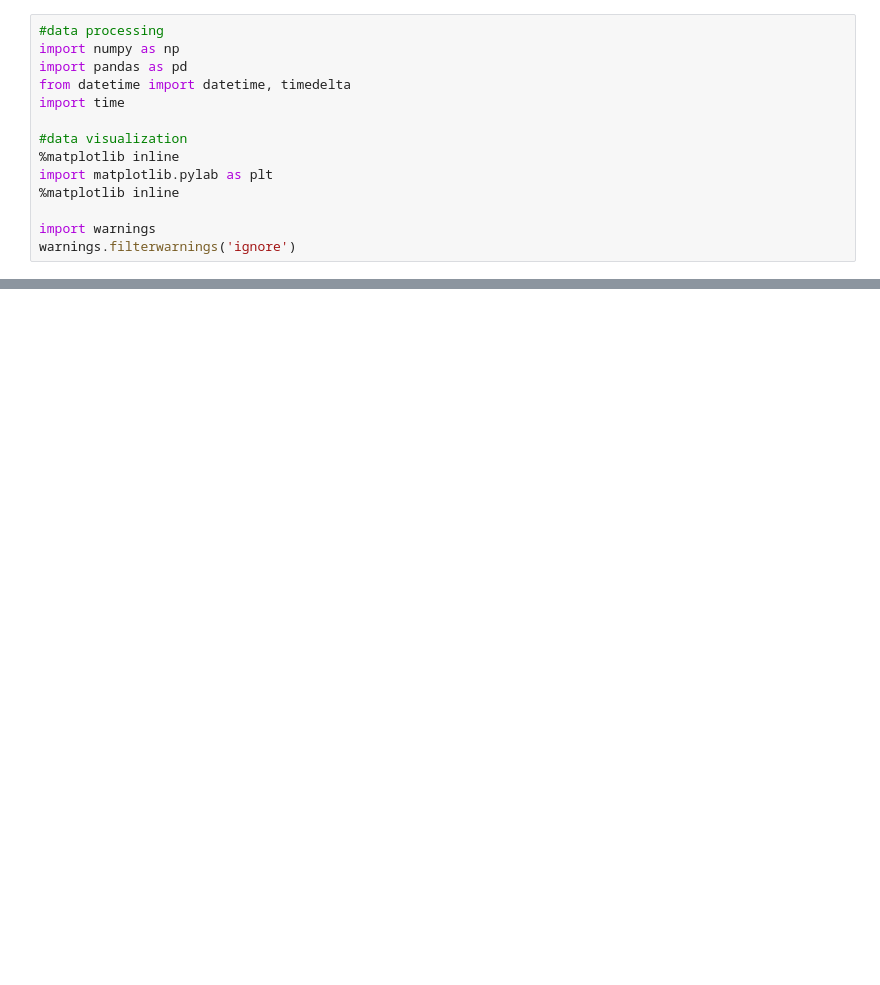
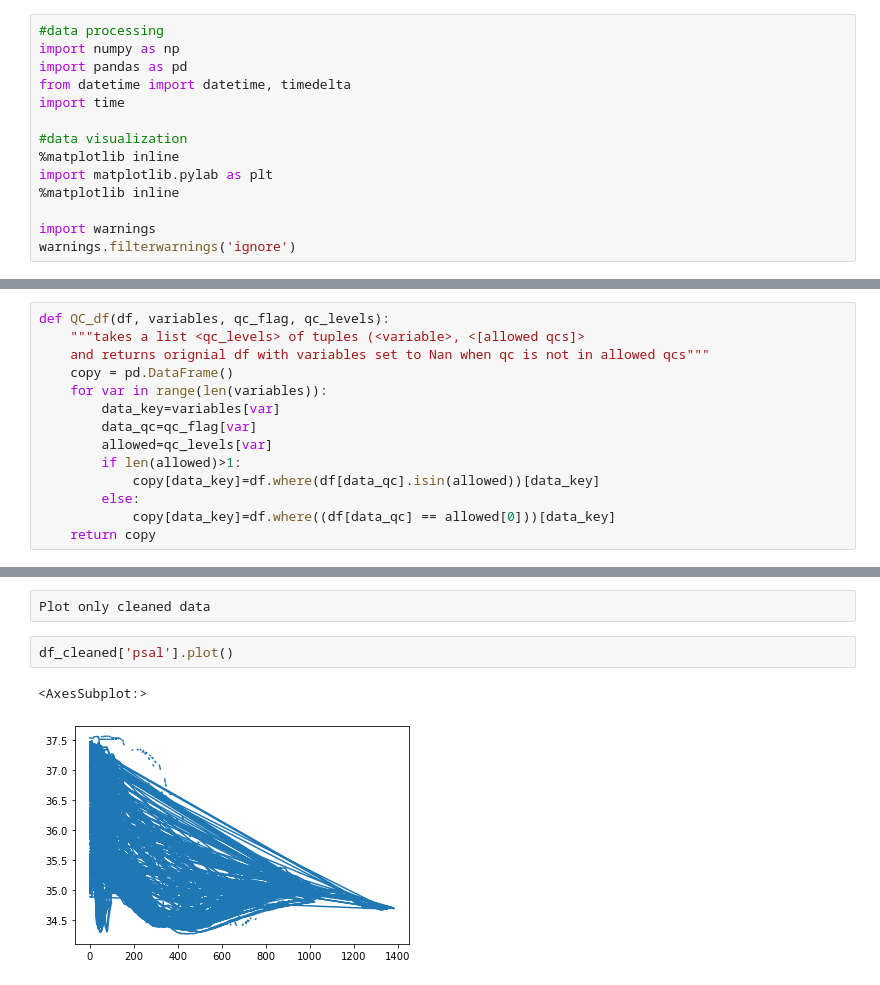
Before and after one commit to argovis/hackathon22-profile-grid, a Jupyter notebook: Binning.ipynb, the cells around one changed output, grey strips where cells are left out. Cells and saved outputs as stored; diff of their text form; blank space fills up the shorter version.

```diff
--- a/Binning.ipynb
+++ b/Binning.ipynb
@@ -466,0 +504,14 @@ def interpolate(profile, levels, method='pchip'):
+# %%
+def QC_df(df, variables, qc_flag, qc_levels):
+    """takes a list <qc_levels> of tuples (<variable>, <[allowed qcs]>
+    and returns orignial df with variables set to Nan when qc is not in allowed qcs"""
+    copy = pd.DataFrame()
+    for var in range(len(variables)):
+        data_key=variables[var]
+        data_qc=qc_flag[var]
+        allowed=qc_levels[var]
+        if len(allowed)>1:
+            copy[data_key]=df.where(df[data_qc].isin(allowed))[data_key]
+        else:
+            copy[data_key]=df.where((df[data_qc] == allowed[0]))[data_key]
+    return copy
@@ -466,0 +532,7 @@ def interpolate(profile, levels, method='pchip'):
+# %%
+Plot only cleaned data
+# %%
+df_cleaned['psal'].plot()
+# %% [output]
+<AxesSubplot:>
+[figure, added]
```
Also changed, not shown: parts of 8 cells of this notebook.
